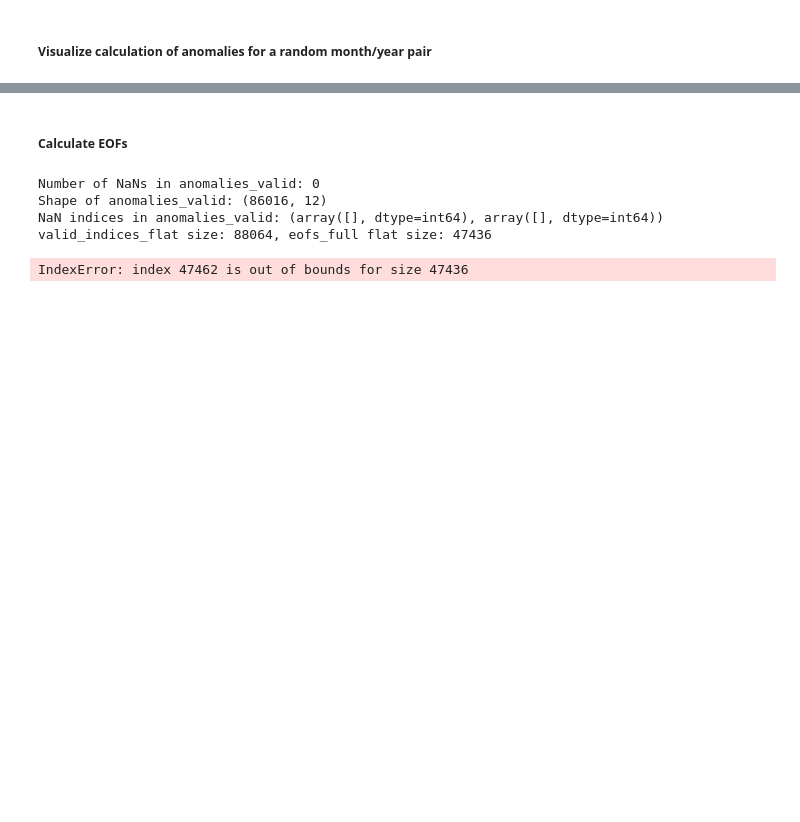
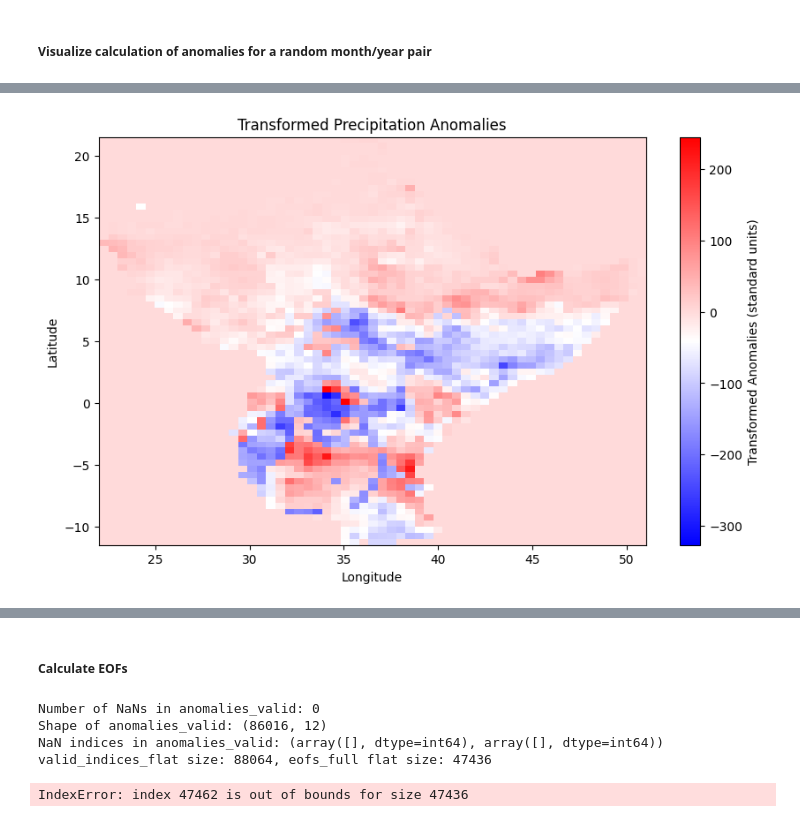
Before and after one commit to SeasonalForecastingEngine/CONFER-WP3, a Jupyter notebook: notebooks/lasso_fcst_example.ipynb, the cells around one changed output, grey strips where cells are left out. Drawn from its saved outputs; the diff is of its cells as text; code cells hidden in the pictures; blank space fills up the shorter version.

```diff
--- a/notebooks/lasso_fcst_example.ipynb
+++ b/notebooks/lasso_fcst_example.ipynb
@@ -266,0 +262,3 @@ plt.show()
+# %%
+# Apply the transformation to the anomalies data
+anomalies_normal = quantile_mapping(anomalies, ref_period_indices)
@@ -266,0 +299,10 @@ plt.show()
+# %%
+plt.figure(figsize=(10, 6))
+plt.title('Transformed Precipitation Anomalies')
+plt.imshow(anomalies_normal[selected_year, :, :], origin='lower', extent=[lon.min(), lon.max(), lat.min(), lat.max()], cmap='bwr', aspect='auto')
+plt.colorbar(label='Transformed Anomalies (standard units)')
+plt.xlabel('Longitude')
+plt.ylabel('Latitude')
+plt.show()
+# %% [output]
+[figure, added]
```
Also changed, not shown: parts of 18 cells of this notebook, 2 other files.
